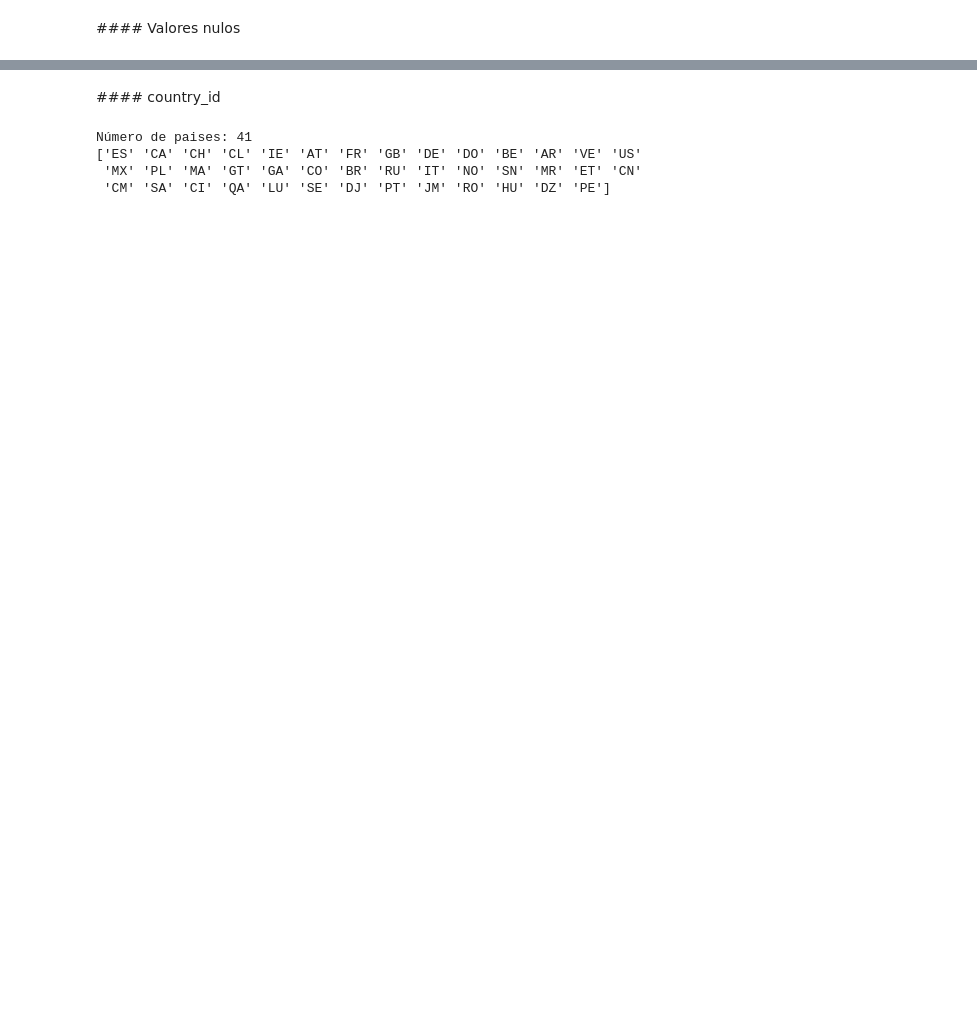
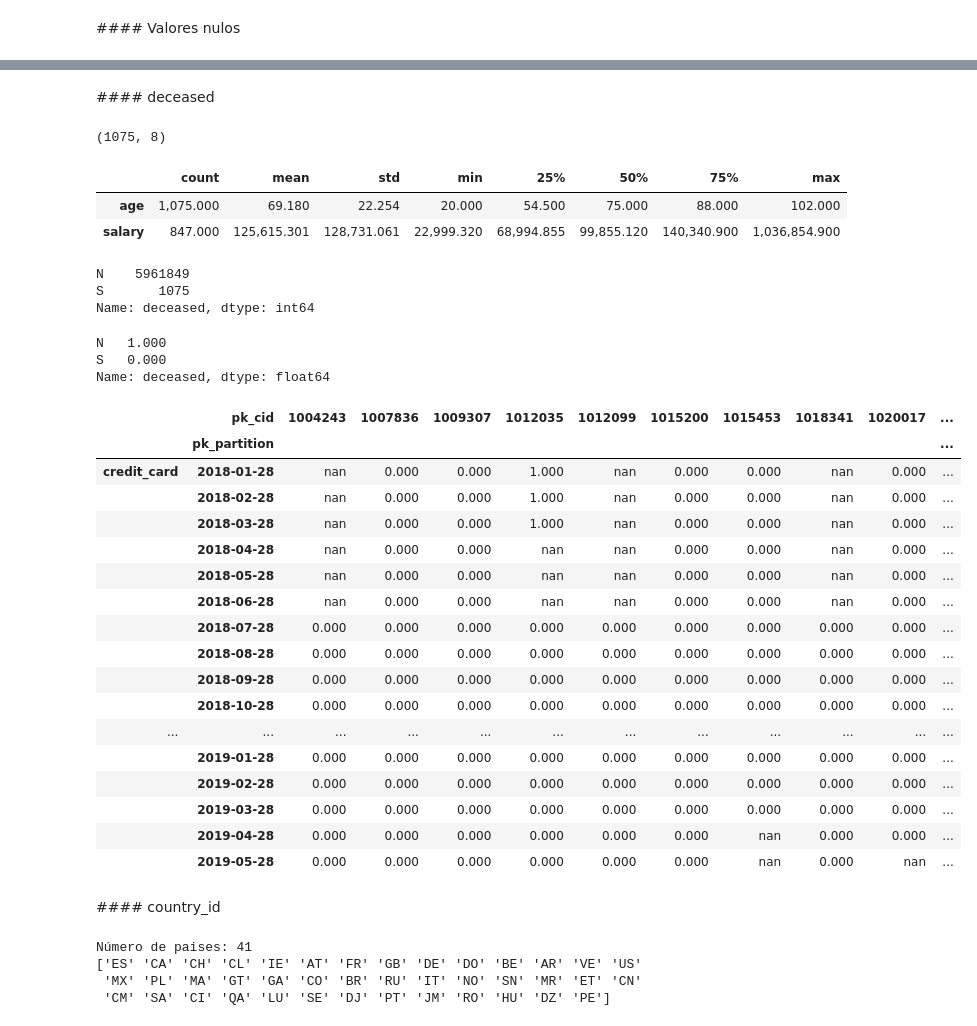
Before and after one commit to sergiomasavi/EasyMoney, a Jupyter notebook: Notebooks/TAREA_1_ANALISIS.ipynb, the cells around one changed output, grey strips where cells are left out. Saved outputs shown, nothing was run; the diff lists cells and outputs as text; code cells hidden in the pictures; blank space fills up the shorter version.

```diff
--- a/Notebooks/TAREA_1_ANALISIS.ipynb
+++ b/Notebooks/TAREA_1_ANALISIS.ipynb
@@ -730,0 +780,60 @@ salary --> 25.36%
+# %% [markdown]
+#### deceased
+# %%
+deceased = df_sociodemographic[df_sociodemographic['deceased'] == 'S']
+# %%
+deceased.shape
+# %% [output]
+(1075, 8)
+# %%
+# Descripción de las personas fallecidas
+deceased.describe().T
+# %% [output]
+|  | count | mean | std | min | 25% | 50% | 75% | max |
+| age | 1,075.000 | 69.180 | 22.254 | 20.000 | 54.500 | 75.000 | 88.000 | 102.000 |
+| salary | 847.000 | 125,615.301 | 128,731.061 | 22,999.320 | 68,994.855 | 99,855.120 | 140,340.900 | 1,036,854.900 |
+# %%
+df_sociodemographic.deceased.value_counts()
+# %% [output]
+N    5961849
+S       1075
+Name: deceased, dtype: int64
+# %%
+df_sociodemographic.deceased.value_counts(normalize=True)
+# %% [output]
+N   1.000
+S   0.000
+Name: deceased, dtype: float64
+# %%
+# Consultar productos contratados personas fallecidas
+df_deceased = df_products[df_products['pk_cid'].isin(deceased['pk_cid'].values)].reset_index(drop=True)
+
+
+products_cols = ['short_term_deposit', 'loans', 'mortgage', 'funds',
+                 'securities', 'long_term_deposit', 'em_account_pp',
+                 'credit_card', 'payroll', 'pension_plan', 'payroll_account',
+                 'emc_account', 'debit_card', 'em_account_p', 'em_acount']
+
+df_deceased_pivot = df_deceased.pivot_table(index='pk_cid', columns='pk_partition', values=products_cols)
+# %%
+pd.options.display.max_rows=255
+df_deceased_pivot.head(10).T
+# %% [output]
+|  | pk_cid | 1004243 | 1007836 | 1009307 | 1012035 | 1012099 | 1015200 | 1015453 | 1018341 | 1020017 | ... |
+|  | pk_partition |  |  |  |  |  |  |  |  |  | ... |
+| credit_card | 2018-01-28 | nan | 0.000 | 0.000 | 1.000 | nan | 0.000 | 0.000 | nan | 0.000 | ... |
+|  | 2018-02-28 | nan | 0.000 | 0.000 | 1.000 | nan | 0.000 | 0.000 | nan | 0.000 | ... |
+|  | 2018-03-28 | nan | 0.000 | 0.000 | 1.000 | nan | 0.000 | 0.000 | nan | 0.000 | ... |
+|  | 2018-04-28 | nan | 0.000 | 0.000 | nan | nan | 0.000 | 0.000 | nan | 0.000 | ... |
+|  | 2018-05-28 | nan | 0.000 | 0.000 | nan | nan | 0.000 | 0.000 | nan | 0.000 | ... |
+|  | 2018-06-28 | nan | 0.000 | 0.000 | nan | nan | 0.000 | 0.000 | nan | 0.000 | ... |
+|  | 2018-07-28 | 0.000 | 0.000 | 0.000 | 0.000 | 0.000 | 0.000 | 0.000 | 0.000 | 0.000 | ... |
+|  | 2018-08-28 | 0.000 | 0.000 | 0.000 | 0.000 | 0.000 | 0.000 | 0.000 | 0.000 | 0.000 | ... |
+|  | 2018-09-28 | 0.000 | 0.000 | 0.000 | 0.000 | 0.000 | 0.000 | 0.000 | 0.000 | 0.000 | ... |
+|  | 2018-10-28 | 0.000 | 0.000 | 0.000 | 0.000 | 0.000 | 0.000 | 0.000 | 0.000 | 0.000 | ... |
+| ... | ... | ... | ... | ... | ... | ... | ... | ... | ... | ... | ... |
+|  | 2019-01-28 | 0.000 | 0.000 | 0.000 | 0.000 | 0.000 | 0.000 | 0.000 | 0.000 | 0.000 | ... |
+|  | 2019-02-28 | 0.000 | 0.000 | 0.000 | 0.000 | 0.000 | 0.000 | 0.000 | 0.000 | 0.000 | ... |
+|  | 2019-03-28 | 0.000 | 0.000 | 0.000 | 0.000 | 0.000 | 0.000 | 0.000 | 0.000 | 0.000 | ... |
+|  | 2019-04-28 | 0.000 | 0.000 | 0.000 | 0.000 | 0.000 | 0.000 | nan | 0.000 | 0.000 | ... |
+|  | 2019-05-28 | 0.000 | 0.000 | 0.000 | 0.000 | 0.000 | 0.000 | nan | 0.000 | nan | ... |
```
Also changed, not shown: parts of 25 cells of this notebook.
